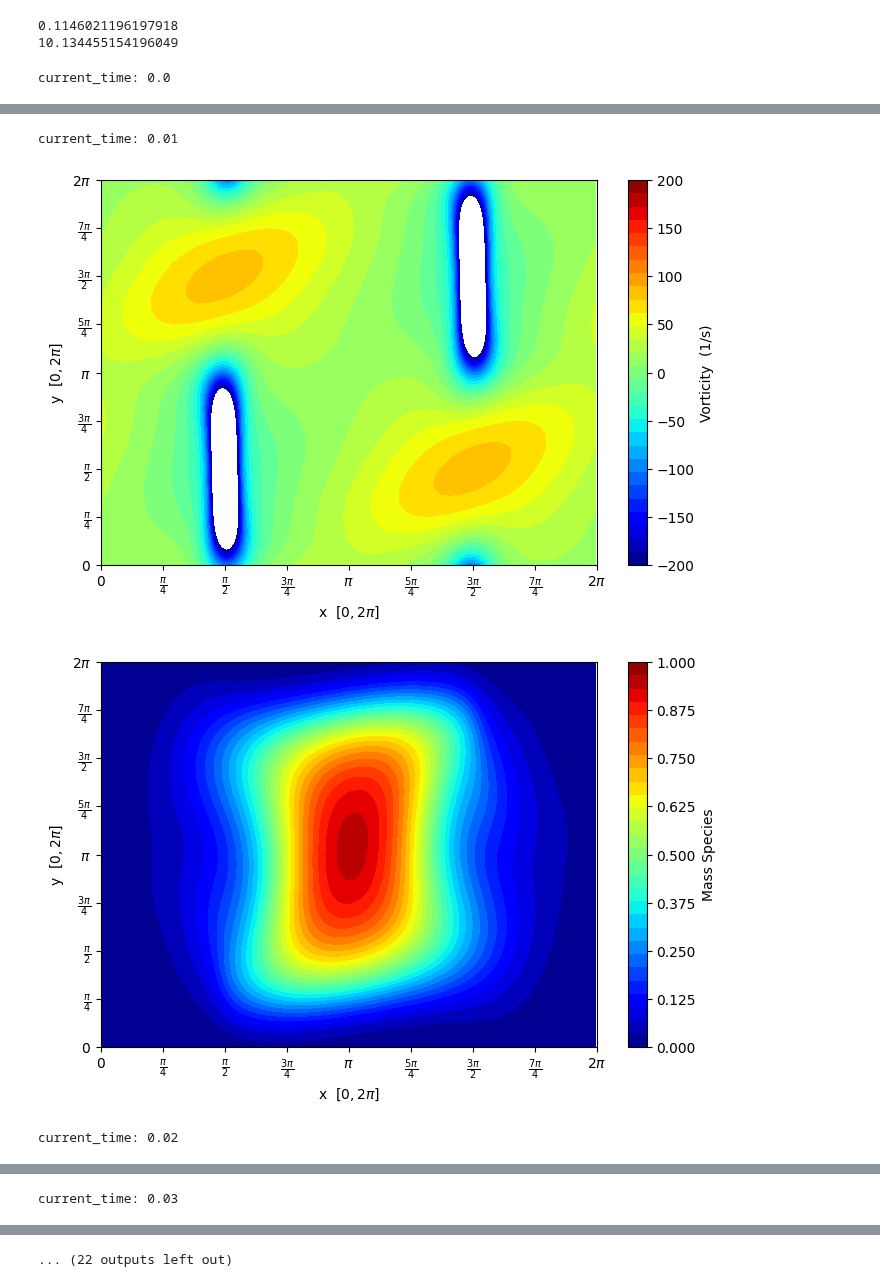
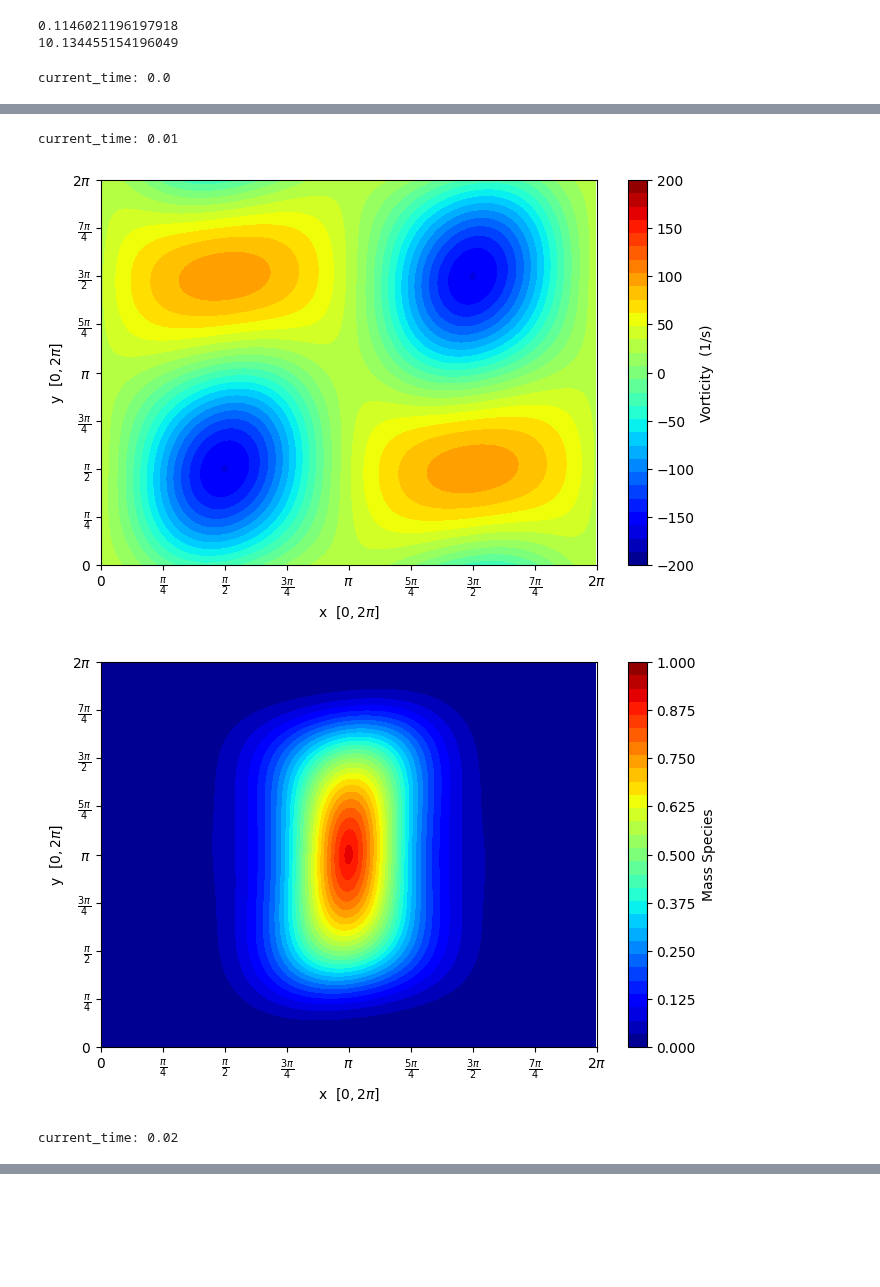
Before and after one commit to GDiBlasi/553, a Jupyter notebook: Taylor Greeen Vortex _4_18_update.ipynb, the cells around one changed output, grey strips where cells are left out. Drawn from its saved outputs; the diff is of its cells as text; code cells hidden in the pictures; blank space fills up the shorter version.

```diff
--- a/Taylor Greeen Vortex _4_18_update.ipynb
+++ b/Taylor Greeen Vortex _4_18_update.ipynb
@@ -419,6 +419,10 @@ def get_Q_from_V(V,Q):
     Q[:,:,2] = (V[:,:,0]+V[:,:,1])*V[:,:,2]     #rho*u
     Q[:,:,3] = (V[:,:,0]+V[:,:,1])*V[:,:,3]     #rho*v
     Q[:,:,4] = V[:,:,4] * (V[:,:,0] + V[:,:,1])   #Energy
+
+    # Fill gc
+    Q = Ghost_Cells.fill_ghost_cells_2D(Q, order_of_derivative)
+
     return(Q)
 
 def get_V_from_Q(Q,V):
@@ -427,6 +431,10 @@ def get_V_from_Q(Q,V):
     V[:,:,2] = Q[:,:,2]/(Q[:,:,0]+Q[:,:,1])     # u
     V[:,:,3] = Q[:,:,3]/(Q[:,:,0]+Q[:,:,1])     # v
     V[:,:,4] = Q[:,:,4]                         # Energy
+
+    # Fill GC
+    V = Ghost_Cells.fill_ghost_cells_2D(V, order_of_derivative)
+
     return(V)
 # %%
 def get_Convective_flux(V, P, order):
@@ -443,8 +451,8 @@ def get_Convective_flux(V, P, order):
     # Cx[4] = E*u
     Cx[:,:,0] = df_dx_2D(V[:,:,0]*V[:,:,2], dx, order)
     Cx[:,:,1] = df_dx_2D(V[:,:,1]*V[:,:,2], dx, order)
-    Cx[:,:,2] = df_dx_2D((V[:,:,0]+V[:,:,1])*V[:,:,2]*V[:,:,2] + P[:,:], dx, order)
-    Cx[:,:,3] = df_dx_2D(V[:,:,2]*(V[:,:,1]+V[:,:,0])* V[:,:,3], dx, order)
+    Cx[:,:,2] = df_dx_2D((V[:,:,0]+V[:,:,1])*V[:,:,2]* V[:,:,2] + P[:,:], dx, order)
+    Cx[:,:,3] = df_dx_2D((V[:,:,1]+V[:,:,0])*V[:,:,2]* V[:,:,3], dx, order)
     Cx[:,:,4] = df_dx_2D((V[:,:,4] * (V[:,:,0] + V[:,:,1]) + P[:,:])* V[:,:,2], dx, order)
 
     # Cy[0] = rho*v * Y[0]
@@ -454,7 +462,7 @@ def get_Convective_flux(V, P, order):
     # Cy[4] = E*v
     Cy[:,:,0] = df_dy_2D(V[:,:,0]*V[:,:,3], dy, order)
     Cy[:,:,1] = df_dy_2D(V[:,:,1]*V[:,:,3], dy, order)
-    Cy[:,:,2] = df_dy_2D((V[:,:,0]+V[:,:,1])*V[:,:,2]*V[:,:,2] + P[:,:], dy, order)
+    Cy[:,:,2] = df_dy_2D((V[:,:,0]+V[:,:,1])*V[:,:,2]*V[:,:,3] + P[:,:], dy, order)
     Cy[:,:,3] = df_dy_2D((V[:,:,0]+V[:,:,1])*V[:,:,3]*V[:,:,3] + P[:,:], dy, order)
     Cy[:,:,4] = df_dy_2D((V[:,:,4] * (V[:,:,0] + V[:,:,1]) + P[:,:]) * V[:,:,3], dy, order)
 
@@ -509,7 +517,7 @@ def get_Diffusive_flux(V, D, T, kappa, dx, dy, mu, order):
 
     return Dx, Dy
 # %%
-def get_fluxes(V, P, T, D, kappa, dx, dy, order):
+def get_fluxes(V, D, kappa, dx, dy, order):
     # No time here, just fluxes
     Q    = np.zeros((Nx+2*ngc, Ny+2*ngc, dim+3))  # density + 2 dimension of momentum + energy
 
@@ -517,9 +525,9 @@ def get_fluxes(V, P, T, D, kappa, dx, dy, order):
     #e    = P / ((gamma-1)*(V[:,:,0]+V[:,:,1]))
 
     T    = calculate_T_from_e(e, C_v)
-    T[:,:] = fill_gc_2D(T[:,:],ngc)
+    # T[:,:] = fill_gc_2D(T[:,:],ngc) #Maybe not these?
     P    = pressure_from_ideal_gas_law(V,R_s,T[:,:],ngc)
-    P[:,:] = fill_gc_2D(P[:,:],ngc)
+    # P[:,:] = fill_gc_2D(P[:,:],ngc)
 
 
     Cx, Cy = get_Convective_flux(V, P, order)
@@ -548,7 +556,7 @@ def calculate_e_T_P_from_V(V, order):
     return e, T, P
 # %%
 # Main code for New RK stuff
-V,P,T,rho_total,Y_2 = initial_condition_TGV(Y_2,delta,V,v_0,p_0,rho_0,T_0,C_v,Nx,Ny,x,y,ngc,profile='square')
+V,P,T,rho_total,Y_2 = initial_condition_TGV(Y_2,delta,V,v_0,p_0,rho_0,T_0,C_v,Nx,Ny,x,y,ngc,profile='circle')
 
 # Fill ghost cells on intial conditions
 V[:,:,0] = fill_gc_2D(V[:,:,0],ngc)         # Density
@@ -562,7 +570,6 @@ rho_tot  = fill_gc_2D(rho_tot[:,:],ngc)     # Total Density
 Y_2      = fill_gc_2D(Y_2[:,:],ngc)         # Y
 
 Q        = get_Q_from_V(V, Q)
-Q[:,:,:] = Ghost_Cells.fill_ghost_cells_2D(Q, order_of_derivative)
 
 # Create initial time step
 dt   = time_step_2D(V,dx,dy,mu,cfl,R_s,gamma,T)
@@ -598,9 +605,10 @@ while(current_time < t_end):
         e, T, P = calculate_e_T_P_from_V(V, order_of_derivative)
 
         # Get fluxes
-        Q += dt*get_fluxes(V, P, T, D, kappa, dx, dy, order_of_derivative)
+        Q += dt*get_fluxes(V, D, kappa, dx, dy, order_of_derivative)
 
         V = get_V_from_Q(Q,V)
+
 
 
     elif order_of_time == 2:
@@ -609,20 +617,19 @@ while(current_time < t_end):
 
         # Step 1: compute flux at initial state
         e, T, P = calculate_e_T_P_from_V(V, order_of_derivative)
-        Q1 = dt * get_fluxes(V, P, T, D, kappa, dx, dy, order_of_derivative)
+        Q1 = dt * get_fluxes(V, D, kappa, dx, dy, order_of_derivative)
 
         # Step 2: compute flux at midpoint (V + 0.5 * Q1)
         Q_mid = Q + 0.5 * Q1
         V = get_V_from_Q(Q_mid, V)
-        V[:, :, :] = Ghost_Cells.fill_ghost_cells_2D(V, order_of_derivative)
 
         e, T, P = calculate_e_T_P_from_V(V, order_of_derivative)
-        Q2 = dt * get_fluxes(V, P, T, D, kappa, dx, dy, order_of_derivative)
+        Q2 = dt * get_fluxes(V, D, kappa, dx, dy, order_of_derivative)
 
         # Final step: update Q using midpoint slope
-        Q += Q2
+        Q += Q2  #Maybe here too???
+        Q = Ghost_Cells.fill_ghost_cells_2D(Q, order_of_derivative)
         V = get_V_from_Q(Q, V)
-        V[:, :, :] = Ghost_Cells.fill_ghost_cells_2D(V, order_of_derivative)
 
 
 
@@ -630,38 +637,29 @@ while(current_time < t_end):
         # RK4
         # Step 1
         e, T, P = calculate_e_T_P_from_V(V, order_of_derivative)
-        Q1 = dt*get_fluxes(V, P, T, D, kappa, dx, dy, order_of_derivative)
+        Q1 = dt*get_fluxes(V, D, kappa, dx, dy, order_of_derivative)
         V = get_V_from_Q(Q1, V)
-        # Fill gc
-        V[:,:,:] = Ghost_Cells.fill_ghost_cells_2D(V, order_of_derivative)
 
         # Step 2
         e, T, P = calculate_e_T_P_from_V(V, order_of_derivative)
-        Q2 = (1/2)* dt *get_fluxes(V, P, T, D, kappa, dx, dy, order_of_derivative)
+        Q2 = (1/2)* dt *get_fluxes(V, D, kappa, dx, dy, order_of_derivative)
         V = get_V_from_Q(Q2, V)
-        # Fill gc
-        V[:,:,:] = Ghost_Cells.fill_ghost_cells_2D(V, order_of_derivative)
 
         # Step 3
         e, T, P = calculate_e_T_P_from_V(V, order_of_derivative)
-        Q3 = (1/2)* dt *get_fluxes(V, P, T, D, kappa, dx, dy, order_of_derivative)
+        Q3 = (1/2)* dt *get_fluxes(V, D, kappa, dx, dy, order_of_derivative)
         V = get_V_from_Q(Q3, V)
-        # Fill gc
-        V[:,:,:] = Ghost_Cells.fill_ghost_cells_2D(V, order_of_derivative)
 
         # Step 4
         e, T, P = calculate_e_T_P_from_V(V, order_of_derivative)
-        Q4 = dt *get_fluxes(V, P, T, D, kappa, dx, dy, order_of_derivative)
+        Q4 = dt *get_fluxes(V, D, kappa, dx, dy, order_of_derivative)
         V = get_V_from_Q(Q4, V)
-        # Fill gc
-        V[:,:,:] = Ghost_Cells.fill_ghost_cells_2D(V, order_of_derivative)
 
         # Final Step
         e, T, P = calculate_e_T_P_from_V(V, order_of_derivative)
-        Q = (1/6) * dt * (Q1 + 2*Q2 + 2*Q3 + Q4)
+        Q = (1/6) * dt * (Q1 + 2*Q2 + 2*Q3 + Q4) # FILL Q here??
+        Q = Ghost_Cells.fill_ghost_cells_2D(Q, order_of_derivative)
         V = get_V_from_Q(Q, V)
-        # Fill gc
-        V[:,:,:] = Ghost_Cells.fill_ghost_cells_2D(V, order_of_derivative)
 
     elif order_of_time == 6:
         # To be developed
@@ -673,8 +671,6 @@ while(current_time < t_end):
         e, T, P = calculate_e_T_P_from_V(V, order_of_derivative)
         Q1 = dt*get_fluxes(V, P, T, D, kappa, dx, dy, order_of_derivative)
         V = get_V_from_Q(Q1, V)
-        # Fill gc
-        V[:,:,:] = Ghost_Cells.fill_ghost_cells_2D(V, order_of_derivative)
 
         # Step 2
         e, T, P = calculate_e_T_P_from_V(V, order_of_derivative)
@@ -759,4 +755,4 @@ current_time: 0.0
 current_time: 0.01
-[figure, old version]
+[figure, new version]
-[figure, old version]
+[figure, new version]
 current_time: 0.02
@@ -765 +760,0 @@ current_time: 0.02
-current_time: 0.03
@@ -768,4 +761,3 @@ current_time: 0.03
-... (22 outputs left out)
 # %%
 # # Main code
 
```
Also changed, not shown: parts of 4 cells of this notebook.
